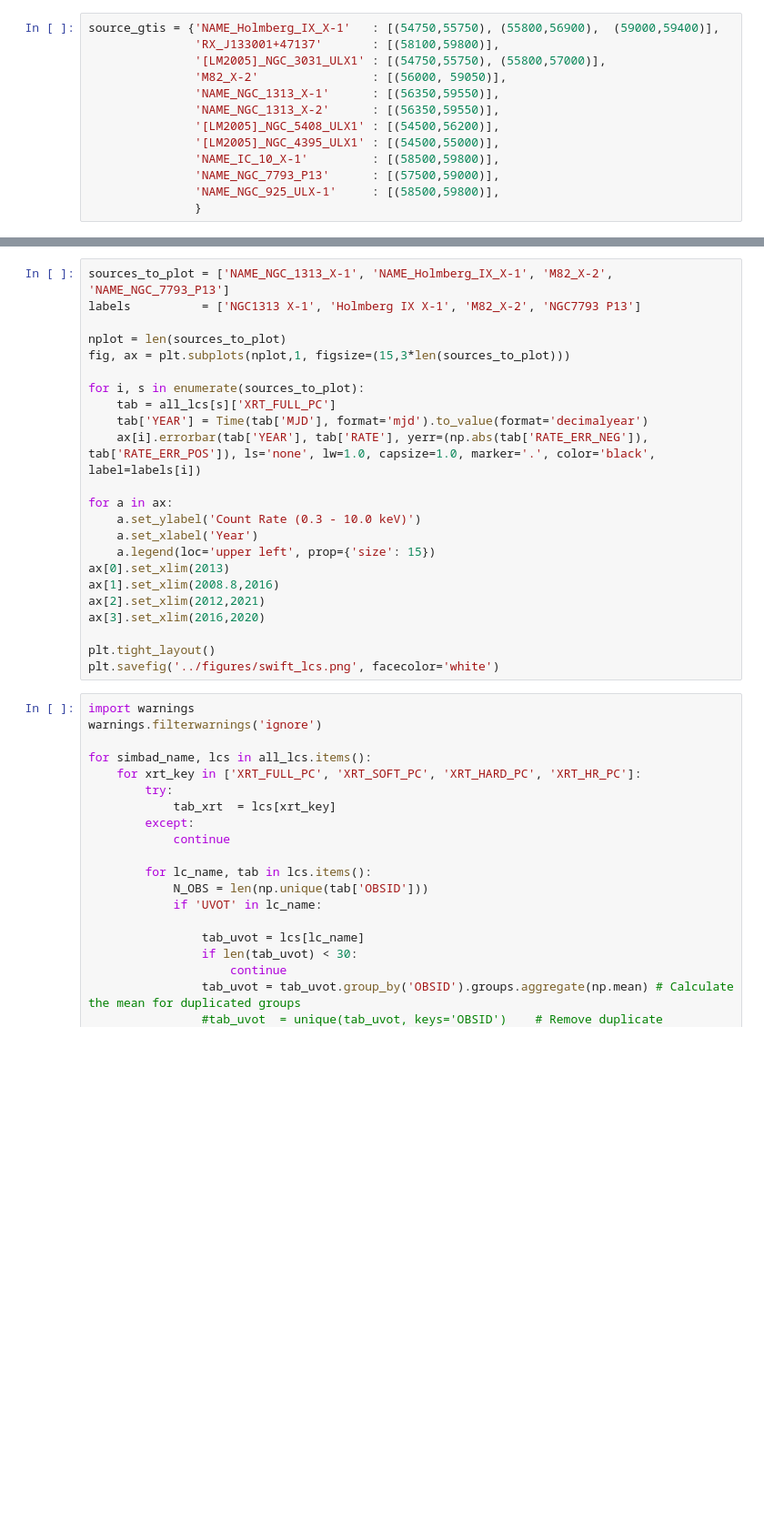
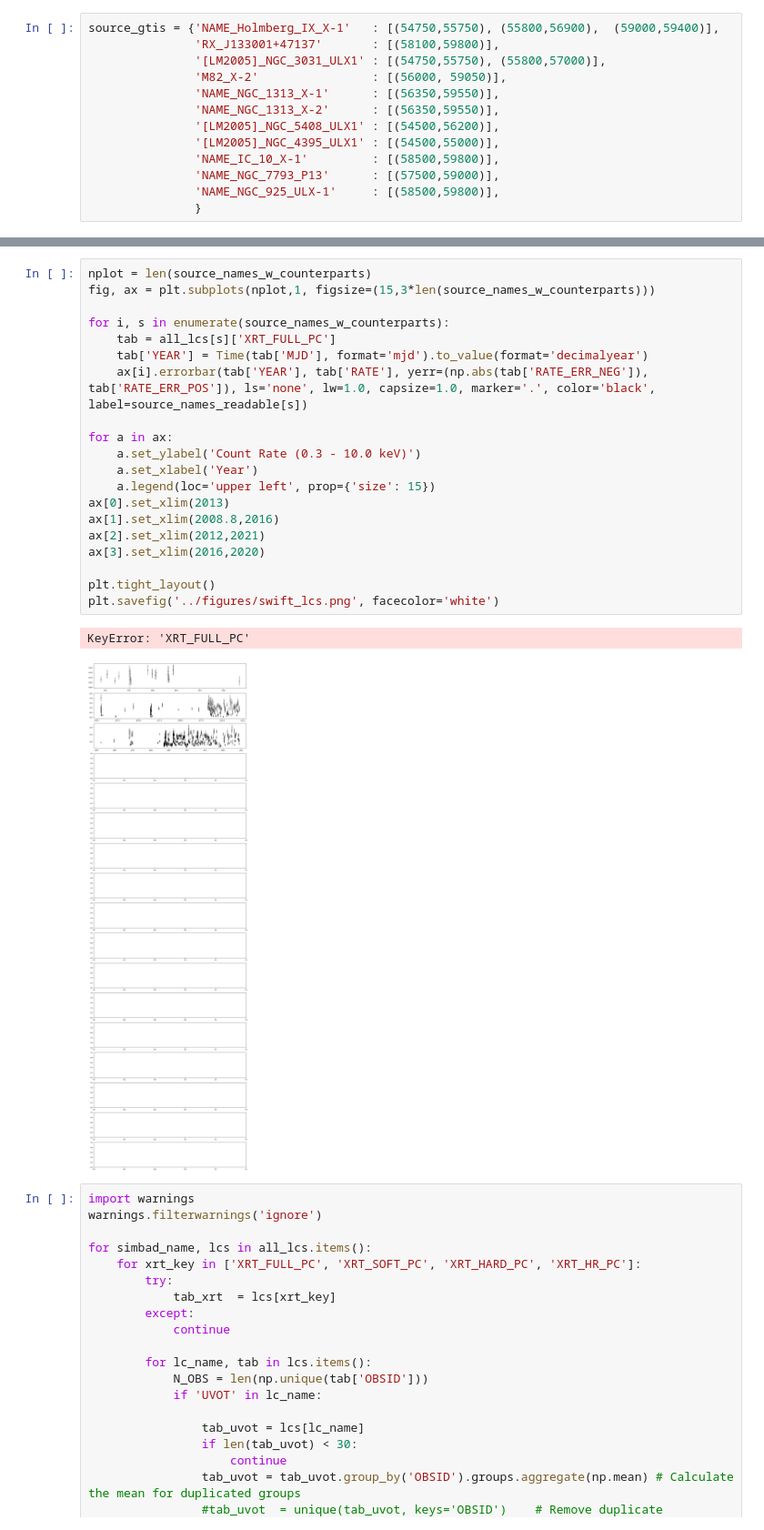
Before and after one commit to nx1/anticorr_data, a Jupyter notebook: notebooks/join_xrt_uvot.ipynb, the cells around one changed output, grey strips where cells are left out. Shown at 91% size. Drawn from its saved outputs; the diff is of its cells as text; blank space fills up the shorter version.

```diff
--- a/notebooks/join_xrt_uvot.ipynb
+++ b/notebooks/join_xrt_uvot.ipynb
@@ -291,26 +280,26 @@ IndexError: index 33 is out of bounds for axis 0 with size 33
 # %%
-sources_to_plot = ['NAME_NGC_1313_X-1', 'NAME_Holmberg_IX_X-1', 'M82_X-2', 'NAME_NGC_7793_P13']
-labels          = ['NGC1313 X-1', 'Holmberg IX X-1', 'M82_X-2', 'NGC7793 P13']
+nplot = len(source_names_w_counterparts)
+fig, ax = plt.subplots(nplot,1, figsize=(15,3*len(source_names_w_counterparts)))
 
-nplot = len(sources_to_plot)
-fig, ax = plt.subplots(nplot,1, figsize=(15,3*len(sources_to_plot)))
-
-for i, s in enumerate(sources_to_plot):
+for i, s in enumerate(source_names_w_counterparts):
     tab = all_lcs[s]['XRT_FULL_PC']
     tab['YEAR'] = Time(tab['MJD'], format='mjd').to_value(format='decimalyear')
-    ax[i].errorbar(tab['YEAR'], tab['RATE'], yerr=(np.abs(tab['RATE_ERR_NEG']), tab['RATE_ERR_POS']), ls='none', lw=1.0, capsize=1.0, marker='.', color='black', label=labels[i])
+    ax[i].errorbar(tab['YEAR'], tab['RATE'], yerr=(np.abs(tab['RATE_ERR_NEG']), tab['RATE_ERR_POS']), ls='none', lw=1.0, capsize=1.0, marker='.', color='black', label=source_names_readable[s])
 
 for a in ax:
     a.set_ylabel('Count Rate (0.3 - 10.0 keV)')
     a.set_xlabel('Year')
     a.legend(loc='upper left', prop={'size': 15})
 ax[0].set_xlim(2013)
 ax[1].set_xlim(2008.8,2016)
 ax[2].set_xlim(2012,2021)
 ax[3].set_xlim(2016,2020)
 
 plt.tight_layout()
 plt.savefig('../figures/swift_lcs.png', facecolor='white')
+# %% [output]
+KeyError: 'XRT_FULL_PC'
+[figure, added]
 # %%
 import warnings
 warnings.filterwarnings('ignore')
```
Also changed, not shown: parts of 7 cells of this notebook, 52 other files.
